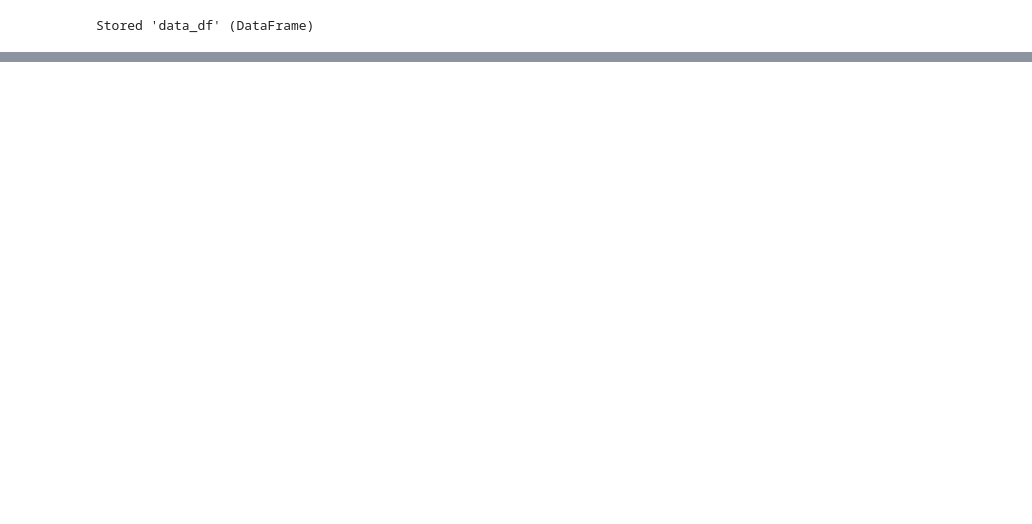
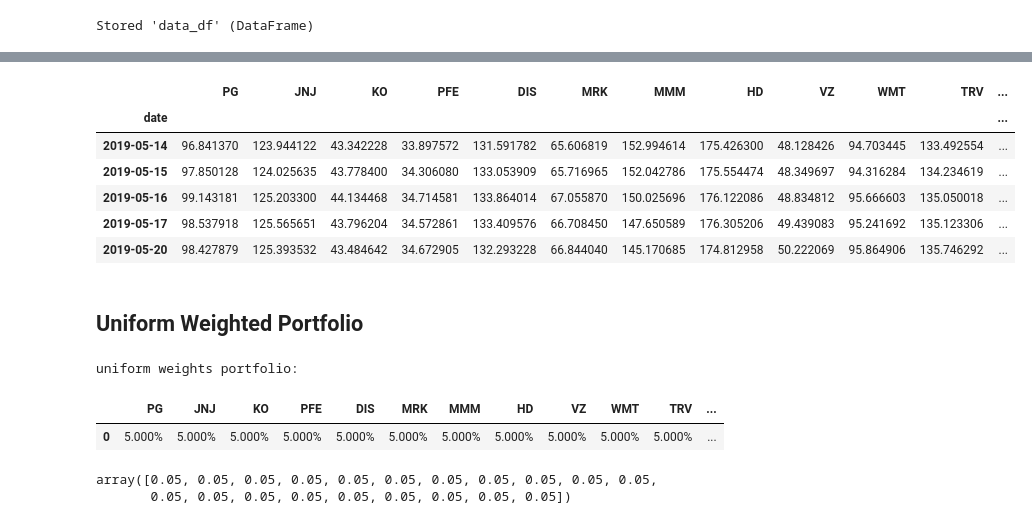
Before and after one commit to Eminent01/AMMI_Research, a Jupyter notebook: AMMI_Research2.ipynb, the cells around one changed output, grey strips where cells are left out. Saved outputs shown, nothing was run; the diff lists cells and outputs as text; code cells hidden in the pictures; blank space fills up the shorter version.

```diff
--- a/AMMI_Research2.ipynb
+++ b/AMMI_Research2.ipynb
@@ -917,0 +1141,12 @@ Stored 'data_df' (DataFrame)
+# %%
+prices_test_df.head()
+# %% [output]
+|  | PG | JNJ | KO | PFE | DIS | MRK | MMM | HD | VZ | WMT | TRV | ... |
+| date |  |  |  |  |  |  |  |  |  |  |  | ... |
+| 2019-05-14 | 96.841370 | 123.944122 | 43.342228 | 33.897572 | 131.591782 | 65.606819 | 152.994614 | 175.426300 | 48.128426 | 94.703445 | 133.492554 | ... |
+| 2019-05-15 | 97.850128 | 124.025635 | 43.778400 | 34.306080 | 133.053909 | 65.716965 | 152.042786 | 175.554474 | 48.349697 | 94.316284 | 134.234619 | ... |
+| 2019-05-16 | 99.143181 | 125.203300 | 44.134468 | 34.714581 | 133.864014 | 67.055870 | 150.025696 | 176.122086 | 48.834812 | 95.666603 | 135.050018 | ... |
+| 2019-05-17 | 98.537918 | 125.565651 | 43.796204 | 34.572861 | 133.409576 | 66.708450 | 147.650589 | 176.305206 | 49.439083 | 95.241692 | 135.123306 | ... |
+| 2019-05-20 | 98.427879 | 125.393532 | 43.484642 | 34.672905 | 132.293228 | 66.844040 | 145.170685 | 174.812958 | 50.222069 | 95.864906 | 135.746292 | ... |
+# %% [markdown]
+## Uniform Weighted Portfolio
@@ -917,0 +1158,19 @@ Stored 'data_df' (DataFrame)
+# %%
+ticker_list = list(prices_train_df.columns) # Get List of all ticker symbols
+n_assets = len(ticker_list) # Number of assets
+
+uniform_weights = np.ones((n_assets))/n_assets
+
+uniform_weights_port = pd.DataFrame([uniform_weights], columns = ticker_list)
+
+print("\nuniform weights portfolio:\n")
+show_clean_p(uniform_weights_port)
+# %% [output]
+uniform weights portfolio:
+|  | PG | JNJ | KO | PFE | DIS | MRK | MMM | HD | VZ | WMT | TRV | ... |
+| 0 | 5.000% | 5.000% | 5.000% | 5.000% | 5.000% | 5.000% | 5.000% | 5.000% | 5.000% | 5.000% | 5.000% | ... |
+# %%
+uniform_weights
+# %% [output]
+array([0.05, 0.05, 0.05, 0.05, 0.05, 0.05, 0.05, 0.05, 0.05, 0.05, 0.05,
+       0.05, 0.05, 0.05, 0.05, 0.05, 0.05, 0.05, 0.05, 0.05])
```
Also changed, not shown: parts of 55 cells of this notebook.
